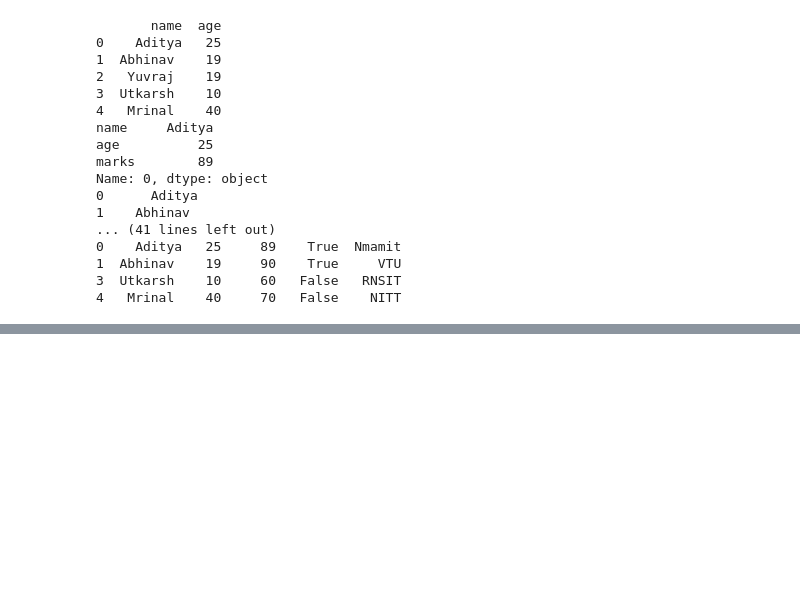
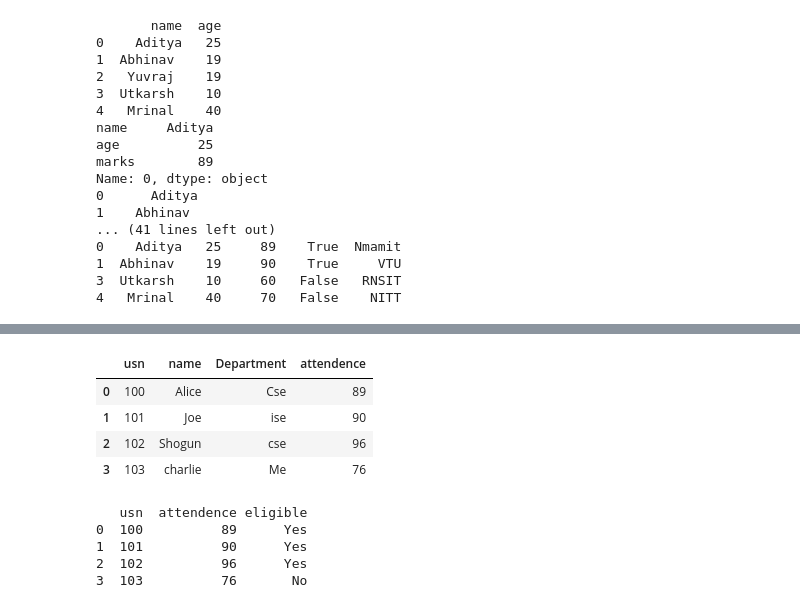
Before and after one commit to AdityaUjjawalThakur/NumPy, a Jupyter notebook: pandas1.ipynb, the cells around one changed output, grey strips where cells are left out. Cells and saved outputs as stored; diff of their text form; code cells hidden in the pictures; blank space fills up the shorter version.

```diff
--- a/pandas1.ipynb
+++ b/pandas1.ipynb
@@ -129,0 +304,40 @@ Name: 0, dtype: object
+# %%
+#Merge
+#The Difference Between Merge And Concat is concat just stack the tables along rows or columns while join combine tables
+import pandas as pd
+student_df=pd.DataFrame({
+
+    "usn":[100,101,102,103],
+    "name":["Alice","Joe","Shogun","charlie"],
+    "Department":["Cse","ise","cse","Me"]
+})
+attendence_df=pd.DataFrame(
+{
+    "usn":[100,101,102,103],
+    "attendence":[89,90,96,76]
+})
+pd.merge(student_df,attendence_df,on="usn")
+#for left and right join all row of corresponding left and right rows and matching rows of right table if rows is not matchinh then nan in that place
+# %% [output]
+|  | usn | name | Department | attendence |
+| 0 | 100 | Alice | Cse | 89 |
+| 1 | 101 | Joe | ise | 90 |
+| 2 | 102 | Shogun | cse | 96 |
+| 3 | 103 | charlie | Me | 76 |
+# %%
+#apply function
+# this function helps to apply a function to each values of a column and rows
+#add a column to attendence_df if attenence is below 80 noit elogible for exams
+def iseligible(e):
+    if e<80:
+        return "No"
+    else:
+        return "Yes"
+attendence_df["eligible"]=attendence_df["attendence"].apply(iseligible)
+print(attendence_df)
+# %% [output]
+   usn  attendence eligible
+0  100          89      Yes
+1  101          90      Yes
+2  102          96      Yes
+3  103          76       No
```
Also changed, not shown: parts of 5 cells of this notebook.
